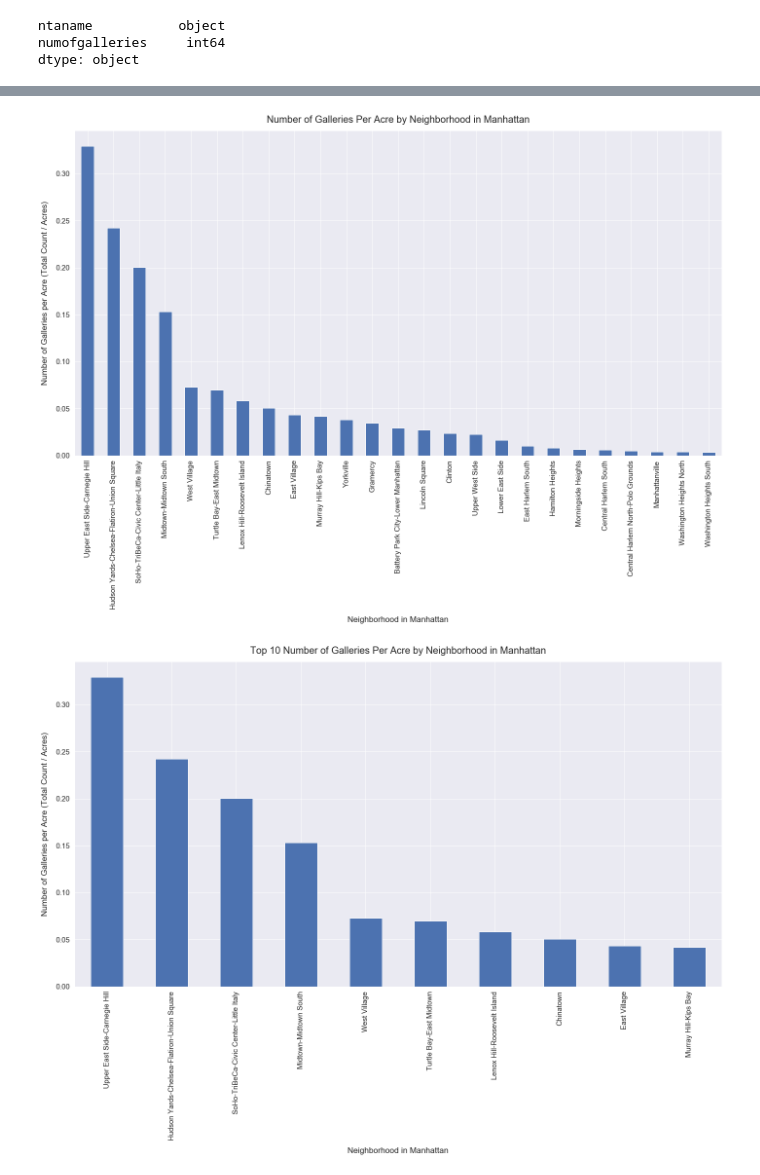
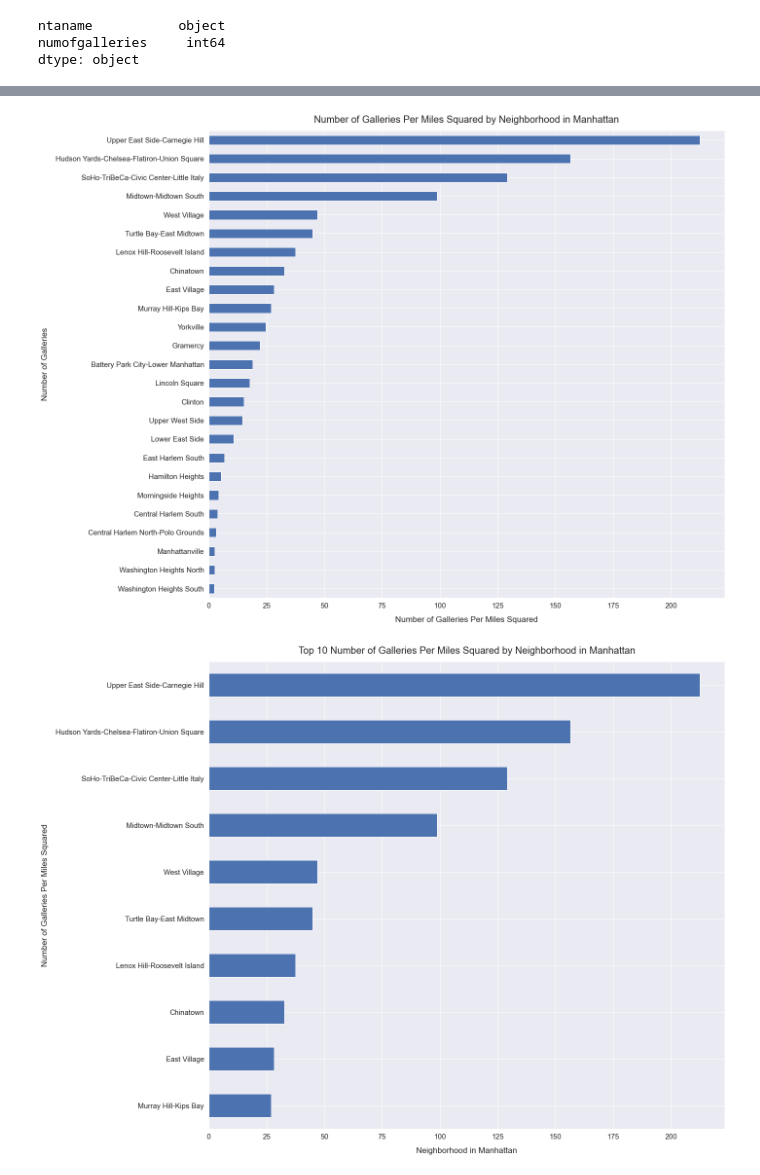
Before and after one commit to mebauer/nyc-art-galleries, a Jupyter notebook: nyc-art-galleries.ipynb, the cells around one changed output, grey strips where cells are left out. Cells and saved outputs as stored; diff of their text form; code cells hidden in the pictures.

```diff
--- a/nyc-art-galleries.ipynb
+++ b/nyc-art-galleries.ipynb
@@ -162,0 +146,2 @@ Name: shape_area, dtype: float64
+# %%
+nta_mn['mi_sq'] = nta_mn.shape_area / 5280**2
@@ -167,2 +162,0 @@ dtype('float64')
-# %%
-nta_mn['area (acres)'] = nta_mn.shape_area * conversion
@@ -264,5 +269,3 @@ nta_galleries.dtypes
 ntaname           object
 numofgalleries     int64
 dtype: object
-# %%
-nta_galleries.numofgalleries.astype(int, inplace=True).head()
@@ -341,3 +344,3 @@ nta_galleries.head()
 # %%
-nta_galleries['numofgalleries_per_area'] = nta_galleries['numofgalleries'] / nta_galleries['area (acres)']
+nta_galleries['numofgalleries_per_mi_sq'] = nta_galleries['numofgalleries'] / nta_galleries['mi_sq']
 # %%
@@ -490,29 +521,44 @@ sns.set(font_scale=1.4)
 plt.subplots(figsize=(20,15))
 ax = plt.subplot()
 
-nta_galleries_df.sort_values('numofgalleries_per_area', ascending=False).plot.bar(x='ntaname', y='numofgalleries_per_area', ax=ax, rot=90, color='b', fontsize=15, legend=False)
-plt.xlabel("Neighborhood in Manhattan", labelpad=14)
-plt.ylabel("Number of Galleries per Acre (Total Count / Acres)", labelpad=14)
-plt.title("Number of Galleries Per Acre by Neighborhood in Manhattan", pad=16, fontsize=20)
+nta_galleries_df.sort_values('numofgalleries_per_mi_sq').plot.barh(x='ntaname',
+                                                                   y='numofgalleries_per_mi_sq',
+                                                                   ax=ax,
+                                                                   color='b',
+                                                                   fontsize=15,
+                                                                   legend=False)
+
+plt.xlabel("Number of Galleries Per Miles Squared", labelpad=14)
+plt.ylabel("Number of Galleries", labelpad=14)
+plt.title("Number of Galleries Per Miles Squared by Neighborhood in Manhattan", pad=16, fontsize=20)
 plt.tight_layout()
 
 # saving figure
-plt.savefig('figures/galleries-per-acre-by-neighborhood-manhattan-bar.png')
+plt.savefig('figures/galleries-per-mi-sq-by-neighborhood-manhattan-bar.png')
 # %% [output]
-[figure, old version]
+[figure, new version]
 # %%
 # defining our plot
 sns.set(font_scale=1.4)
 plt.subplots(figsize=(20,15))
 ax = plt.subplot()
 
-nta_galleries_df.sort_values('numofgalleries_per_area', ascending=False).head(10).plot.bar(x='ntaname', y='numofgalleries_per_area', ax=ax, rot=90, color='b', fontsize=15, legend=False)
+df = nta_galleries_df.sort_values('numofgalleries_per_mi_sq', ascending=False).head(10)
+
+df.sort_values(by='numofgalleries_per_mi_sq',
+               ascending=True).plot.barh(x='ntaname',
+                                         y='numofgalleries_per_mi_sq',
+                                         ax=ax,
+                                         color='b',
+                                         fontsize=15,
+                                         legend=False)
+
 plt.xlabel("Neighborhood in Manhattan", labelpad=14)
-plt.ylabel("Number of Galleries per Acre (Total Count / Acres)", labelpad=14)
-plt.title("Top 10 Number of Galleries Per Acre by Neighborhood in Manhattan", pad=16, fontsize=20)
+plt.ylabel("Number of Galleries Per Miles Squared", labelpad=14)
+plt.title("Top 10 Number of Galleries Per Miles Squared by Neighborhood in Manhattan", pad=16, fontsize=20)
 plt.tight_layout()
 
 # saving figure
-plt.savefig('figures/galleries-per-acre-by-neighborhood-manhattan-bar-top10.png')
+plt.savefig('figures/galleries-per-mi-sq-by-neighborhood-manhattan-bar-top10.png')
 # %% [output]
-[figure, old version]
+[figure, new version]
```
Also changed, not shown: parts of 41 cells of this notebook, 12 other files.
